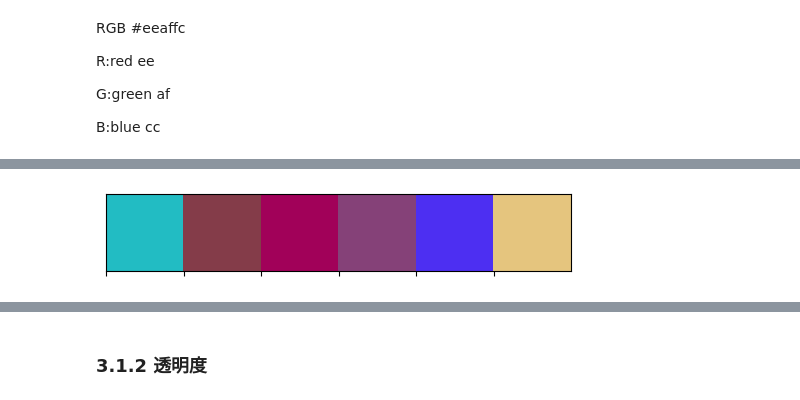
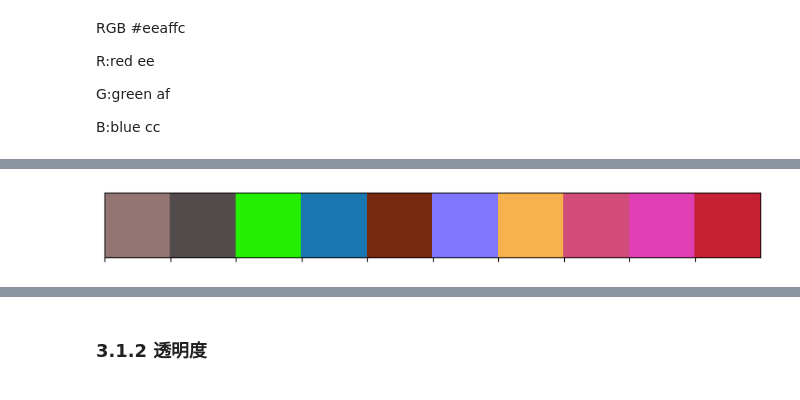
Before and after one commit to Leecoin49/StudyNote, a Jupyter notebook: LLM/AILLM_Luffy/1.Python/第21章Matplotlib/1.Matplotlib绘图.ipynb, the cells around one changed output, grey strips where cells are left out. Cells and saved outputs as stored; diff of their text form; code cells hidden in the pictures.

```diff
--- a/LLM/AILLM_Luffy/1.Python/第21章Matplotlib/1.Matplotlib绘图.ipynb
+++ b/LLM/AILLM_Luffy/1.Python/第21章Matplotlib/1.Matplotlib绘图.ipynb
@@ -507,8 +513,9 @@ random_rgb_color = np.random.random(size=3)
 # %%
 import seaborn as sns
 # %%
-#构造多个随机颜色
-sns.palplot(np.random.random(size=(6, 3)))
+# 构造多个随机颜色
+# palplot函数：是展示颜色的函数
+sns.palplot(np.random.random(size=(10,3)))
 plt.show()
 # %% [output]
-[figure, old version]
+[figure, new version]
```
Also changed, not shown: parts of 84 cells of this notebook.
